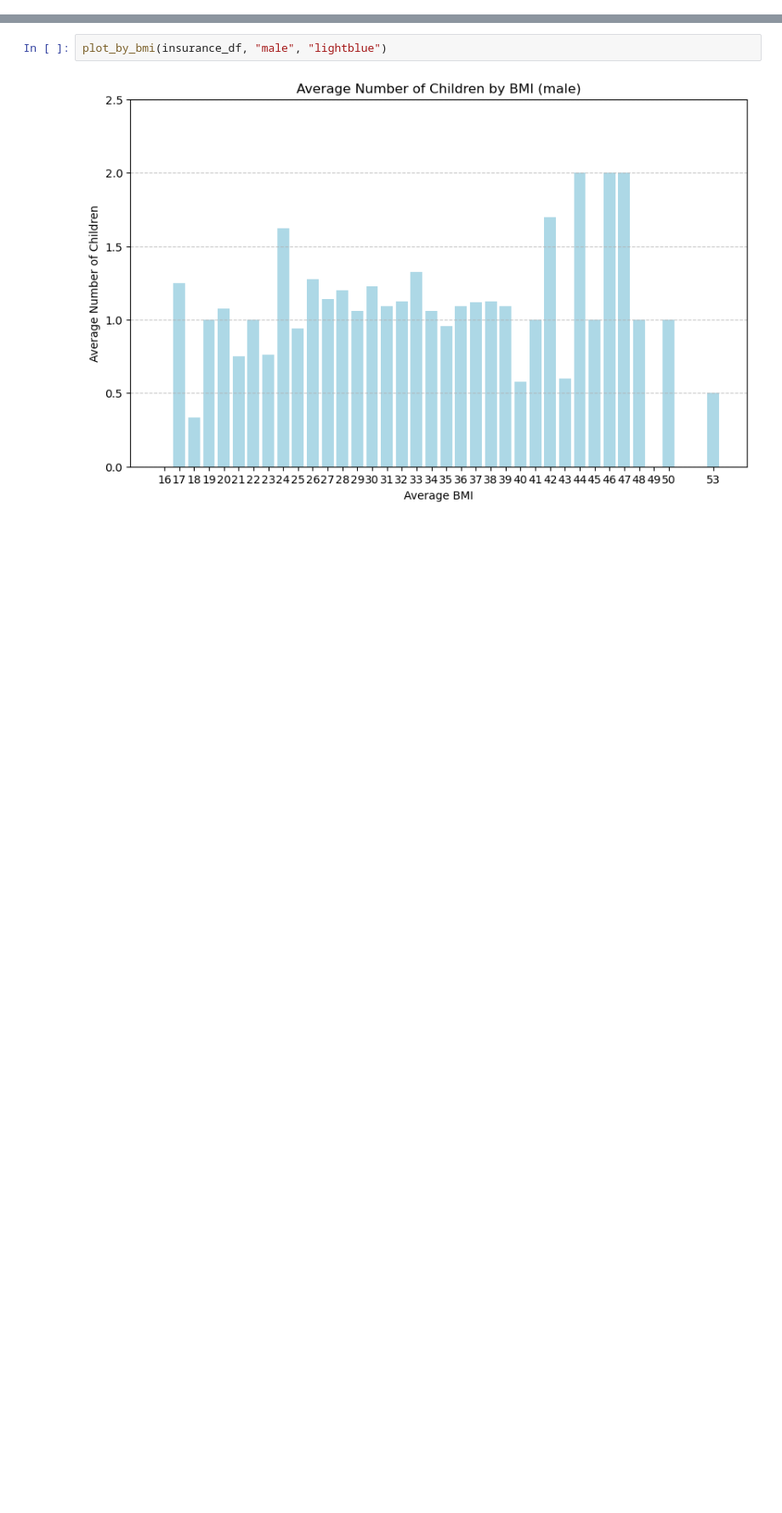
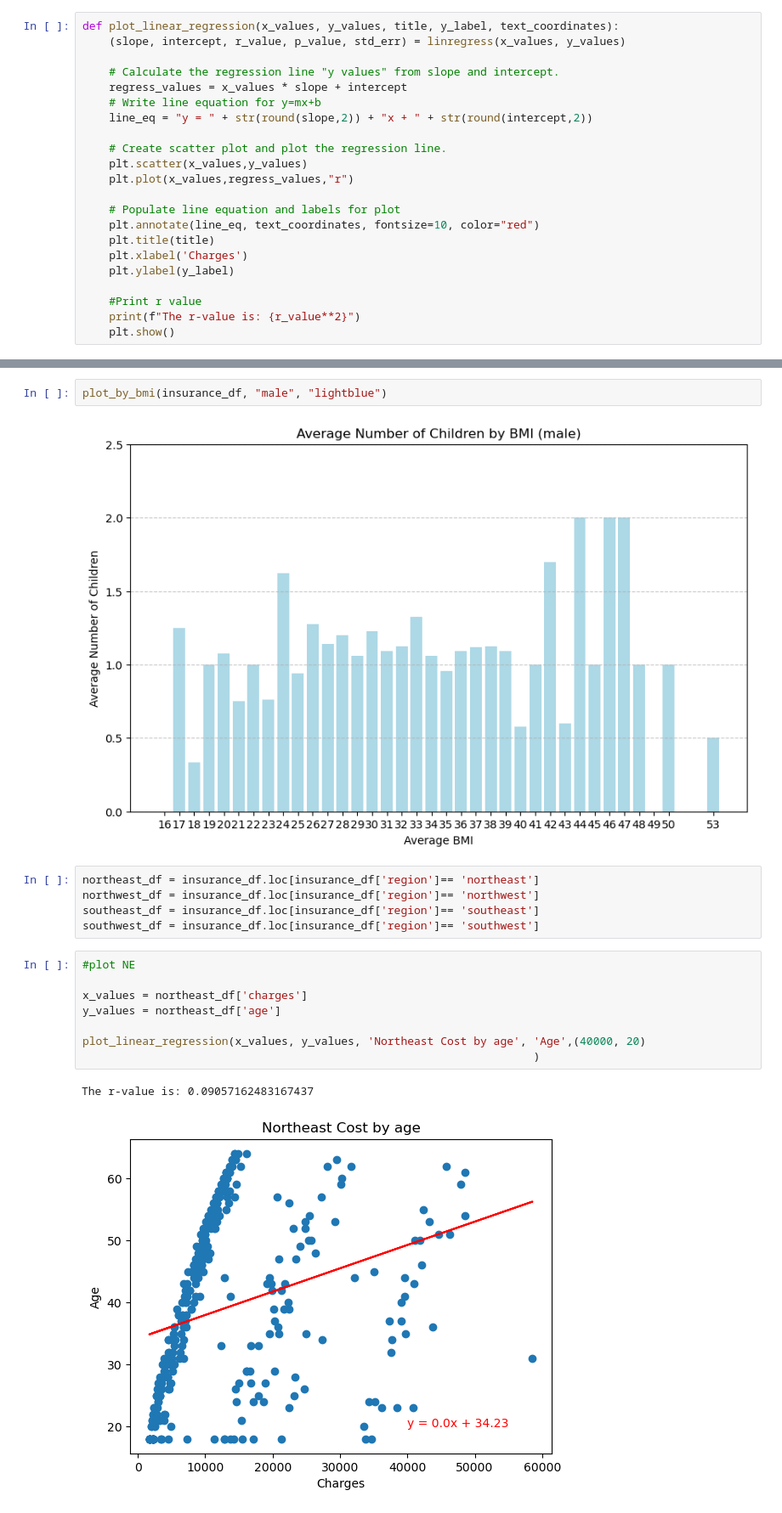
Before and after one commit to JohanaMarie/project_1, a Jupyter notebook: Insurance.ipynb, the cells around one changed output, grey strips where cells are left out. Shown: that part at 85% size. Cells and saved outputs as stored; diff of their text form; blank space fills up the shorter version.

```diff
--- a/Insurance.ipynb
+++ b/Insurance.ipynb
@@ -49,6 +51,28 @@ def plot_by_bmi(df, sex, color):
     plt.ylim(0, 2.5)
 
     plt.show()
+# %%
+def plot_linear_regression(x_values, y_values, title, y_label, text_coordinates):
+    (slope, intercept, r_value, p_value, std_err) = linregress(x_values, y_values)
+
+    # Calculate the regression line "y values" from slope and intercept.
+    regress_values = x_values * slope + intercept
+    # Write line equation for y=mx+b
+    line_eq = "y = " + str(round(slope,2)) + "x + " + str(round(intercept,2))
+
+    # Create scatter plot and plot the regression line.
+    plt.scatter(x_values,y_values)
+    plt.plot(x_values,regress_values,"r")
+
+    # Populate line equation and labels for plot
+    plt.annotate(line_eq, text_coordinates, fontsize=10, color="red")
+    plt.title(title)
+    plt.xlabel('Charges')
+    plt.ylabel(y_label)
+
+    #Print r value
+    print(f"The r-value is: {r_value**2}")
+    plt.show()
 # %% [markdown]
 # Plots
 # %%
@@ -88,3 +112,19 @@ plot_by_bmi(insurance_df, "female", "pink")
 plot_by_bmi(insurance_df, "male", "lightblue")
 # %% [output]
 [figure]
+# %%
+northeast_df = insurance_df.loc[insurance_df['region']== 'northeast']
+northwest_df = insurance_df.loc[insurance_df['region']== 'northwest']
+southeast_df = insurance_df.loc[insurance_df['region']== 'southeast']
+southwest_df = insurance_df.loc[insurance_df['region']== 'southwest']
+# %%
+#plot NE
+
+x_values = northeast_df['charges']
+y_values = northeast_df['age']
+
+plot_linear_regression(x_values, y_values, 'Northeast Cost by age', 'Age',(40000, 20)
+                                                                    )
+# %% [output]
+The r-value is: 0.09057162483167437
+[figure, added]
```
Also changed, not shown: parts of 4 cells of this notebook, 1 other file.
